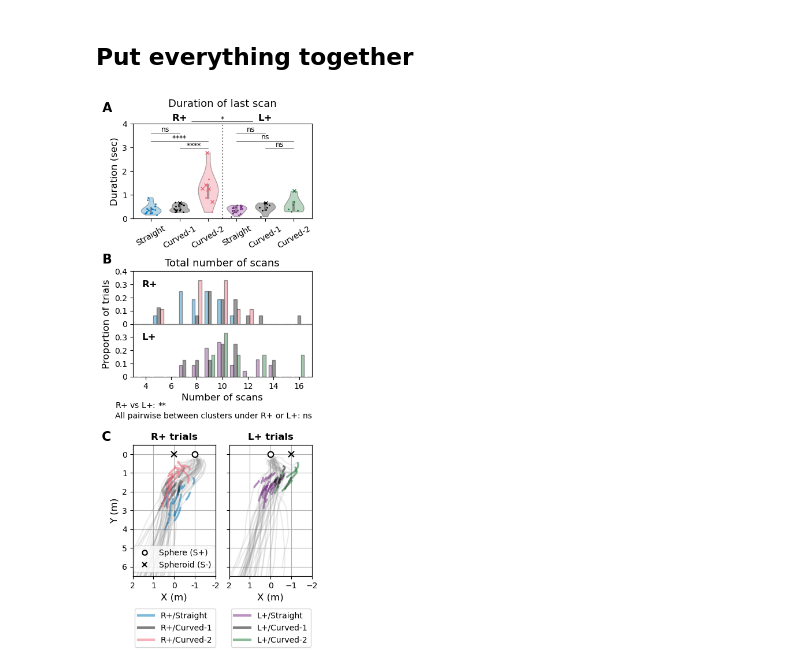
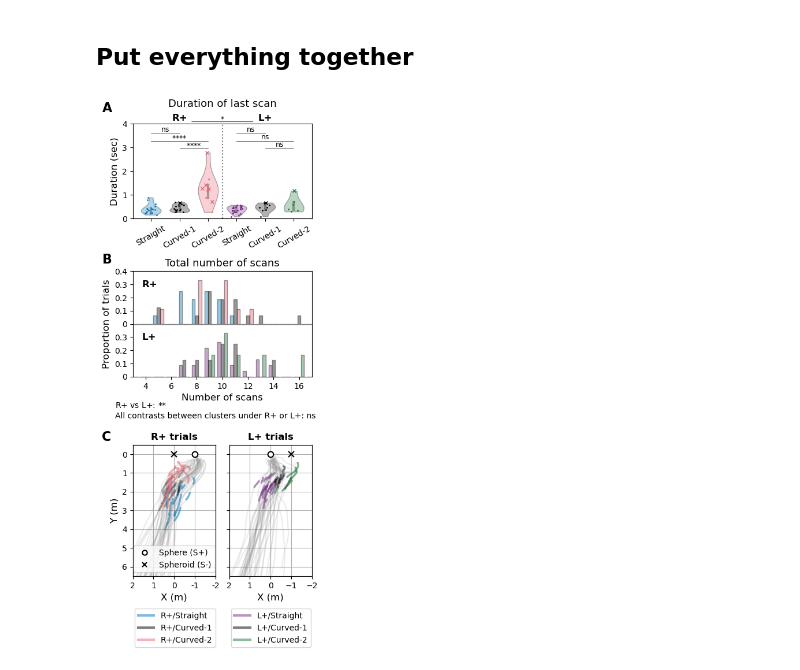
Before and after one commit to leewujung/porpoise_spheroid, a Jupyter notebook: notebooks_fig/fig_scans_number_duration.ipynb, the cells around one changed output. Cells and saved outputs as stored; diff of their text form; code cells hidden in the pictures.

```diff
--- a/notebooks_fig/fig_scans_number_duration.ipynb
+++ b/notebooks_fig/fig_scans_number_duration.ipynb
@@ -374,7 +374,7 @@ p_val_position = utils_plot.get_p_star(p_val_position)  # plot star only and no
 tcct_str = f"R+ v. L+: {p_val_position}"
 ax_scan.text(
     1.6, -0.26,
-    f"R+ vs L+: {p_val_position}\nAll pairwise between clusters under R+ or L+: ns",
+    f"R+ vs L+: {p_val_position}\nAll contrasts between clusters under R+ or L+: ns",
     ha="left", va="center", fontsize=10, linespacing=1.4
 )
 
@@ -478,31 +478,31 @@ ax_track_CT.set_yticklabels("")
 
 # Add legend for cluster tracks
 ax_track_TC.plot(np.nan, np.nan, color_cluster_7["TC_straight"], label="R+/Straight", alpha=0.5, lw=3)
 ax_track_TC.plot(np.nan, np.nan, color_cluster_7["TC_curved1"], label="R+/Curved-1", alpha=0.5, lw=3)
 ax_track_TC.plot(np.nan, np.nan, color_cluster_7["TC_curved2"], label="R+/Curved-2", alpha=0.5, lw=3)
 ax_track_TC.legend(
     fontsize=10, loc="lower left",
     bbox_to_anchor=(2.1, 10.5), bbox_transform=ax_track_TC.transData
 )
 
 ax_track_CT.plot(np.nan, np.nan, color_cluster_7["CT_straight"], label="L+/Straight", alpha=0.5, lw=3)
 ax_track_CT.plot(np.nan, np.nan, color_cluster_7["CT_curved1"], label="L+/Curved-1", alpha=0.5, lw=3)
 ax_track_CT.plot(np.nan, np.nan, color_cluster_7["CT_curved2"], label="L+/Curved-2", alpha=0.5, lw=3)
 ax_track_CT.legend(
     fontsize=10, loc="lower left",
     bbox_to_anchor=(2.1, 10.5), bbox_transform=ax_track_CT.transData
 )
 
 
 # Add panel labels
 ax_duration.text(-1.7, 4.5, "A", fontsize=16, fontweight="bold")
 ax_scan.text(0.6, 0.86, "B", fontsize=16, fontweight="bold")
 ax_track_TC.text(3.5, -0.7, "C", fontsize=16, fontweight="bold")
 
 
 
 plt.show()
 
 fig.savefig(fig_path / "fig_scans_number_duration.png", dpi=300, bbox_inches="tight")
 # %% [output]
-[figure, old version]
+[figure, new version]
```
Also changed, not shown: 1 other file.
